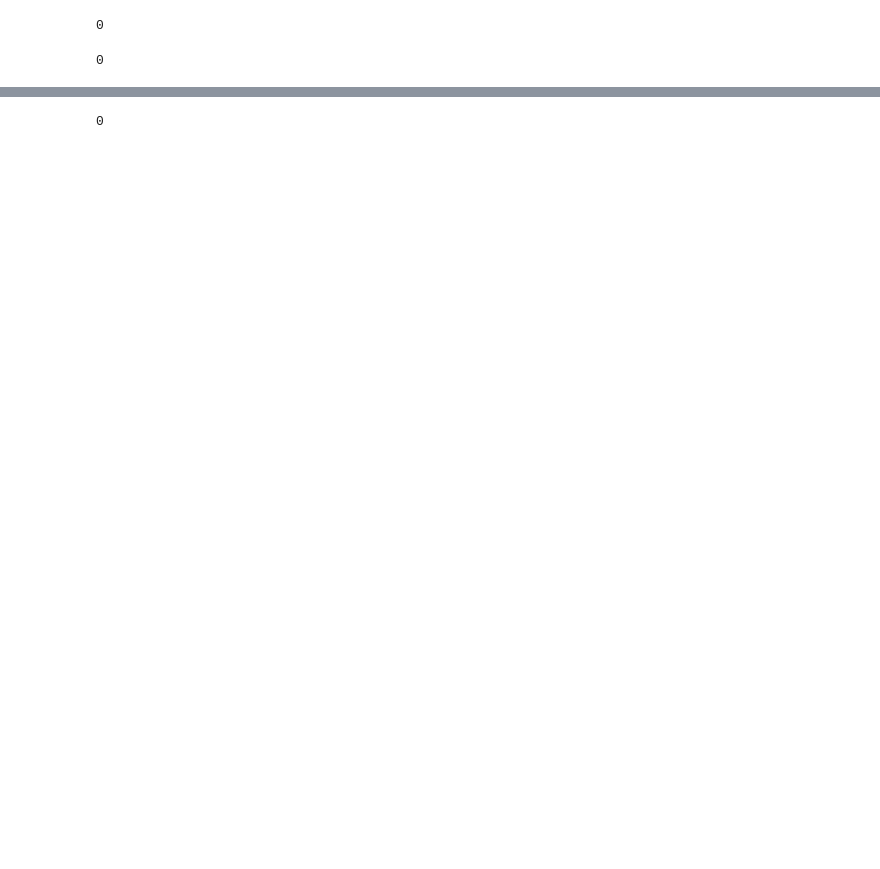
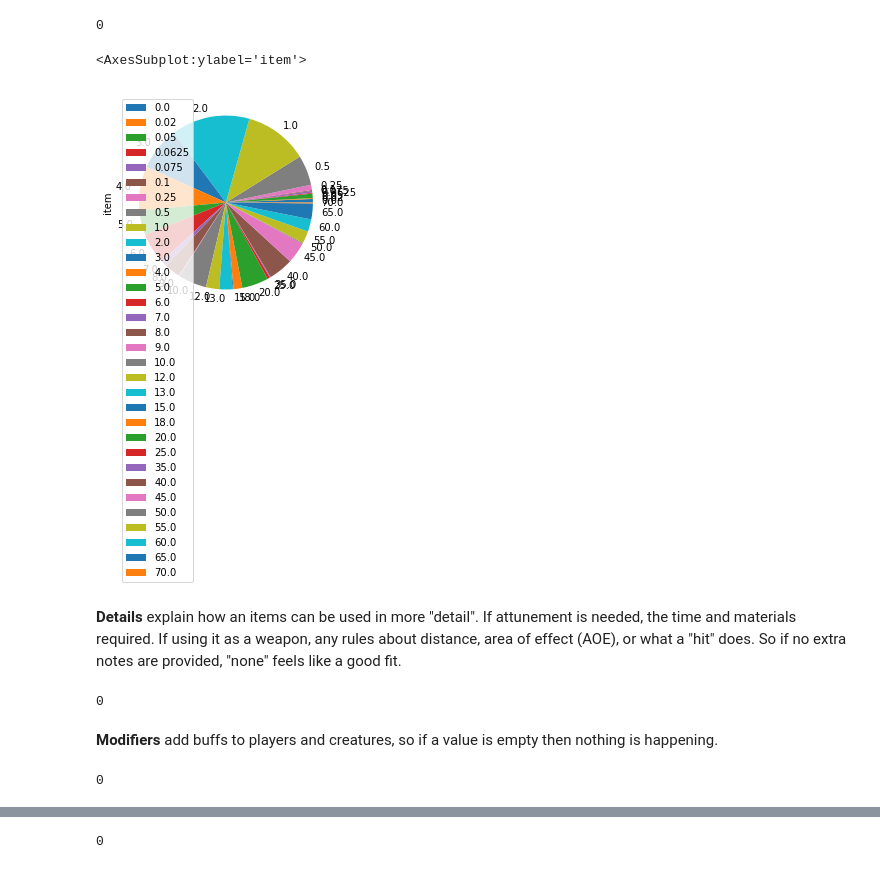
Before and after one commit to speudusa/cleaning-data-checkpoint, a Jupyter notebook: checkpoint-three.ipynb, the cells around one changed output, grey strips where cells are left out. Drawn from its saved outputs; the diff is of its cells as text; code cells hidden in the pictures; blank space fills up the shorter version.

```diff
--- a/checkpoint-three.ipynb
+++ b/checkpoint-three.ipynb
@@ -68,6 +91,17 @@ items["weight_clean"].head()
 items["weight_clean"].isna().sum()  #0
 # %% [output]
 0
+# %%
+# dt = items.groupby("weight_clean").count()
+# dt.plot.pie(y="item")
+
+dt = items.groupby("weight").count()
+dt.plot.pie(y="item")
+# %% [output]
+<AxesSubplot:ylabel='item'>
+[figure, added]
+# %% [markdown]
+**Details** explain how an items can be used in more "detail".  If attunement is needed, the time and materials required.  If using it as a weapon, any rules about distance, area of effect (AOE), or what a "hit" does. So if no extra notes are provided, "none" feels like a good fit.
 # %%
 items.groupby("details").nunique()
 items["details"].isna().sum()  #389
@@ -80,0 +113,10 @@ items["details_clean"].isna().sum()  #0
+# %% [markdown]
+**Modifiers** add buffs to players and creatures, so if a value is empty then nothing is happening.
+# %%
+items.groupby("modifiers").count()
+items["modifiers"].isna().sum() #585
+items["mods_clean"] = items["modifiers"].fillna("none")
+items["mods_clean"].head(10)
+items["mods_clean"].isna().sum()
+# %% [output]
+0
```
Also changed, not shown: parts of 51 cells of this notebook.
